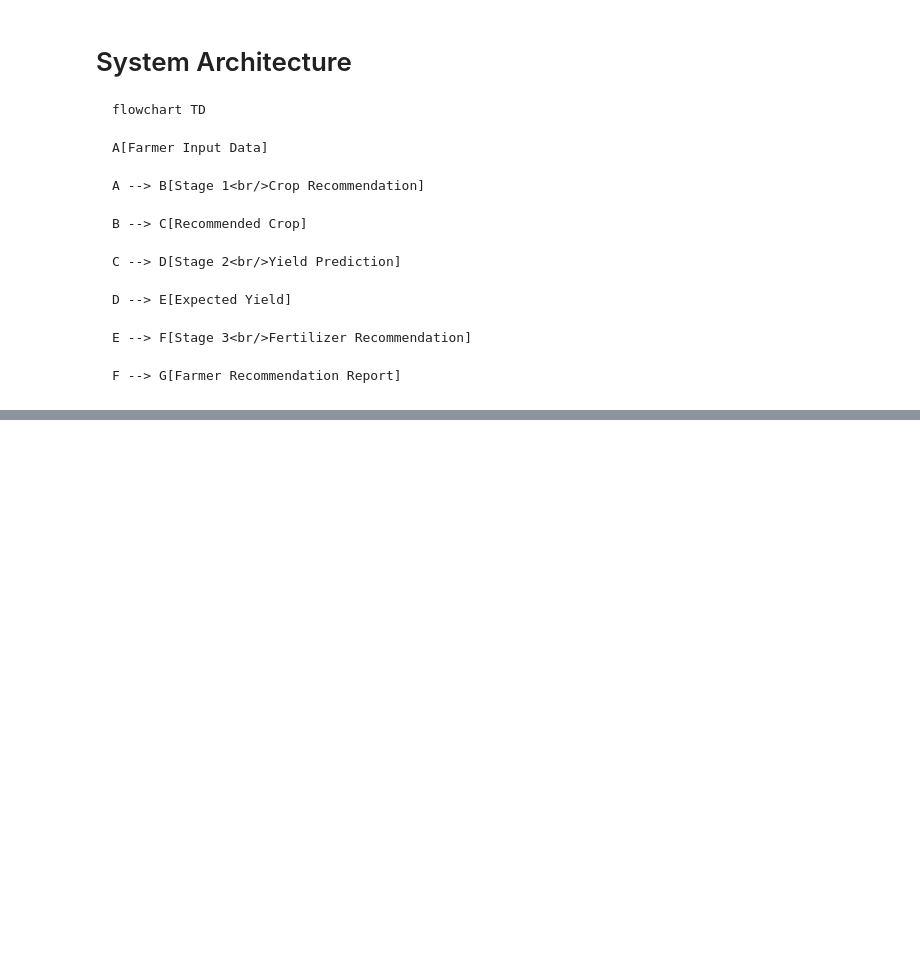
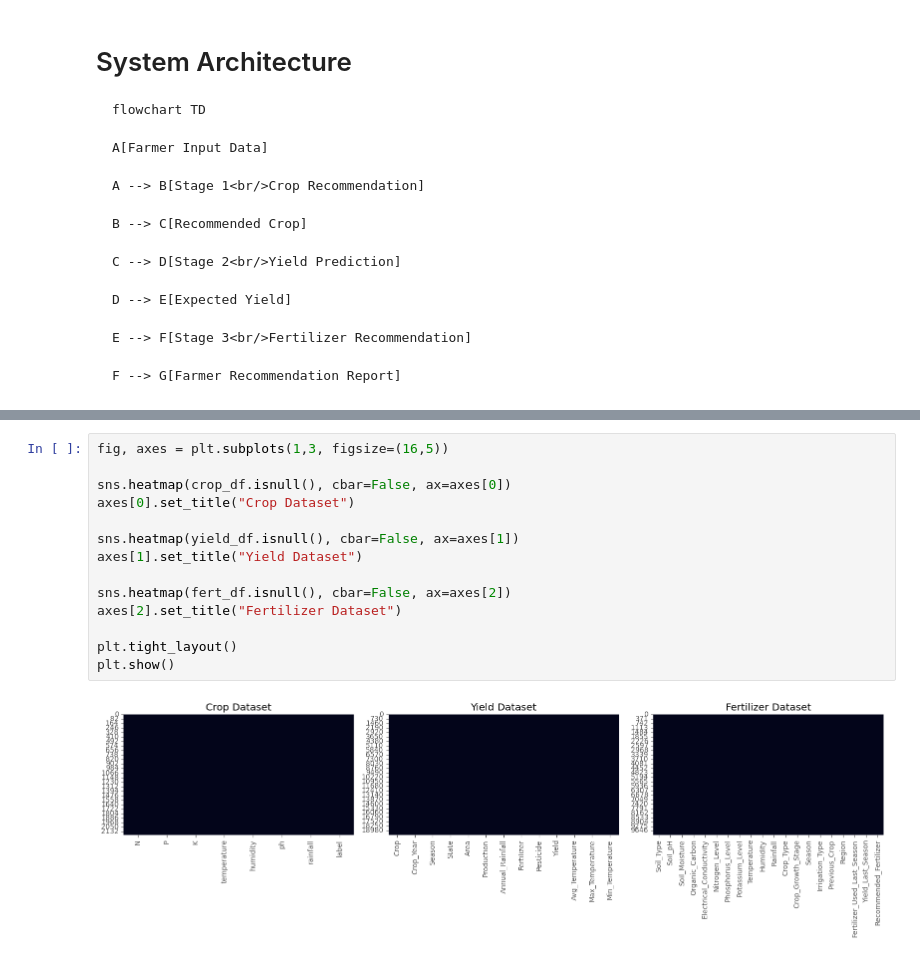
Before and after one commit to venkatjyoshitpotnuru/AgriFlow-AI, a Jupyter notebook: notebooks/AgriFlow_AI.ipynb, the cells around one changed output, grey strips where cells are left out. Cells and saved outputs as stored; diff of their text form; blank space fills up the shorter version.

```diff
--- a/notebooks/AgriFlow_AI.ipynb
+++ b/notebooks/AgriFlow_AI.ipynb
@@ -567,0 +606,16 @@ F --> G[Farmer Recommendation Report]
+# %%
+fig, axes = plt.subplots(1,3, figsize=(16,5))
+
+sns.heatmap(crop_df.isnull(), cbar=False, ax=axes[0])
+axes[0].set_title("Crop Dataset")
+
+sns.heatmap(yield_df.isnull(), cbar=False, ax=axes[1])
+axes[1].set_title("Yield Dataset")
+
+sns.heatmap(fert_df.isnull(), cbar=False, ax=axes[2])
+axes[2].set_title("Fertilizer Dataset")
+
+plt.tight_layout()
+plt.show()
+# %% [output]
+[figure, added]
```
Also changed, not shown: parts of 9 cells of this notebook.
